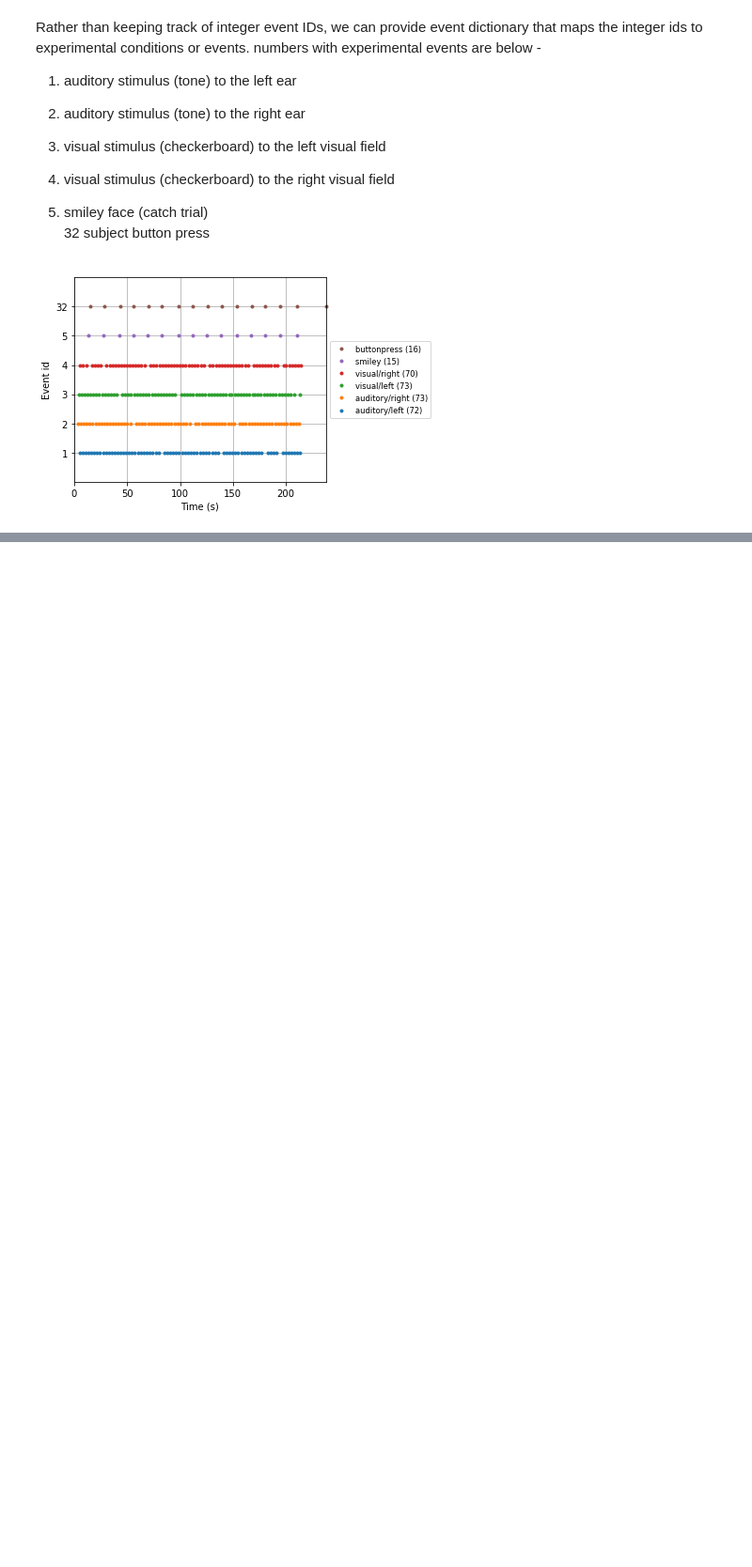
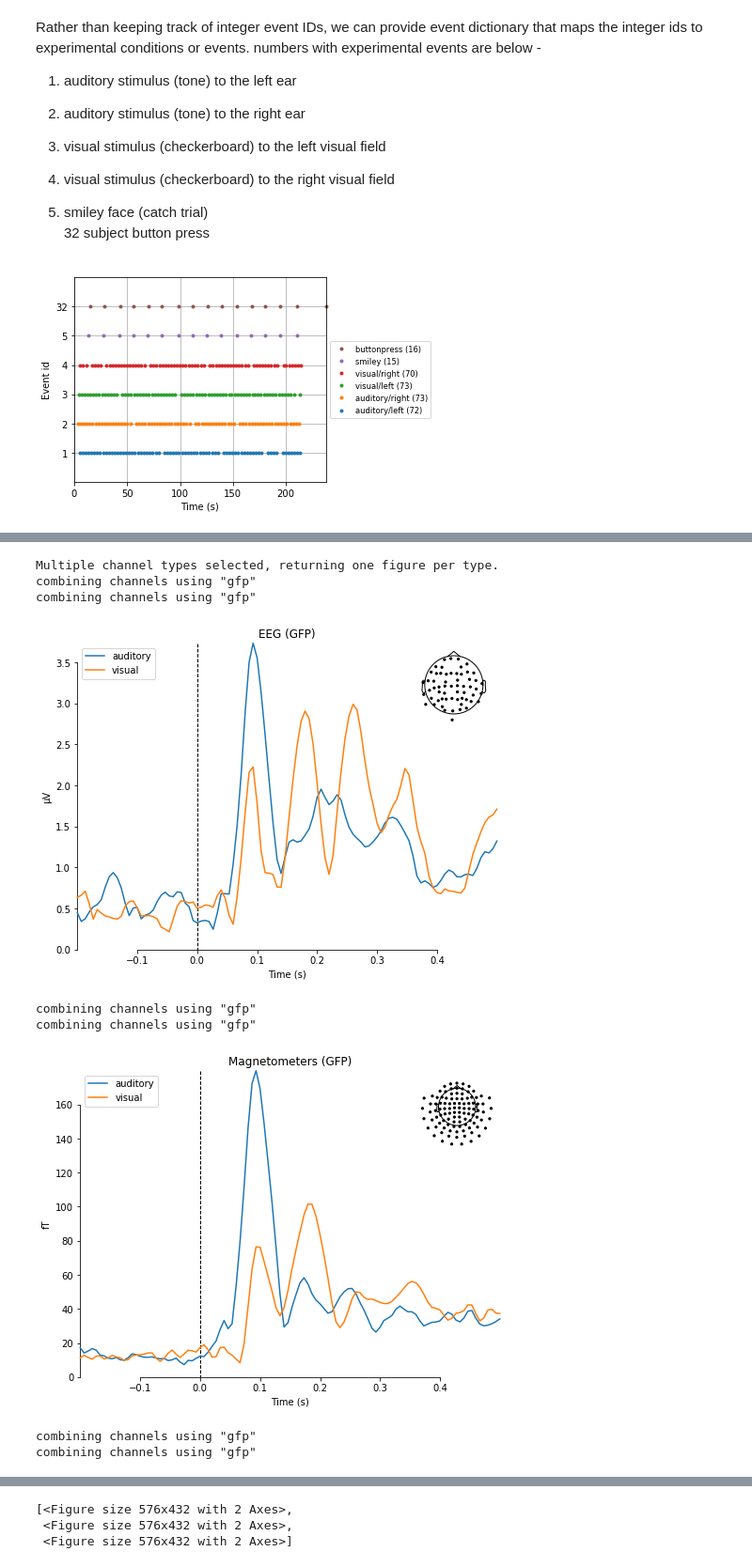
Before and after one commit to AchintyaX/EEG_Analysis, a Jupyter notebook: EEG_signal_processing.ipynb, the cells around one changed output, grey strips where cells are left out. Shown at 94% size. Cells and saved outputs as stored; diff of their text form; code cells hidden in the pictures; blank space fills up the shorter version.

```diff
--- a/EEG_signal_processing.ipynb
+++ b/EEG_signal_processing.ipynb
@@ -169,0 +286,16 @@ fig = mne.viz.plot_events(events, event_id=event_dict, sfreq=raw.info['sfreq'],
+# %%
+aud_evoked = aud_epochs.average()
+vis_evoked = vis_epochs.average()
+
+mne.viz.plot_compare_evokeds(dict(auditory=aud_evoked, visual=vis_evoked),
+                             legend='upper left', show_sensors='upper right')
+# %% [output]
+Multiple channel types selected, returning one figure per type.
+combining channels using "gfp"
+combining channels using "gfp"
+[figure, added]
+combining channels using "gfp"
+combining channels using "gfp"
+[figure, added]
+combining channels using "gfp"
+combining channels using "gfp"
@@ -169,0 +303,3 @@ fig = mne.viz.plot_events(events, event_id=event_dict, sfreq=raw.info['sfreq'],
+[<Figure size 576x432 with 2 Axes>,
+ <Figure size 576x432 with 2 Axes>,
+ <Figure size 576x432 with 2 Axes>]
```
Also changed, not shown: parts of 15 cells of this notebook.
